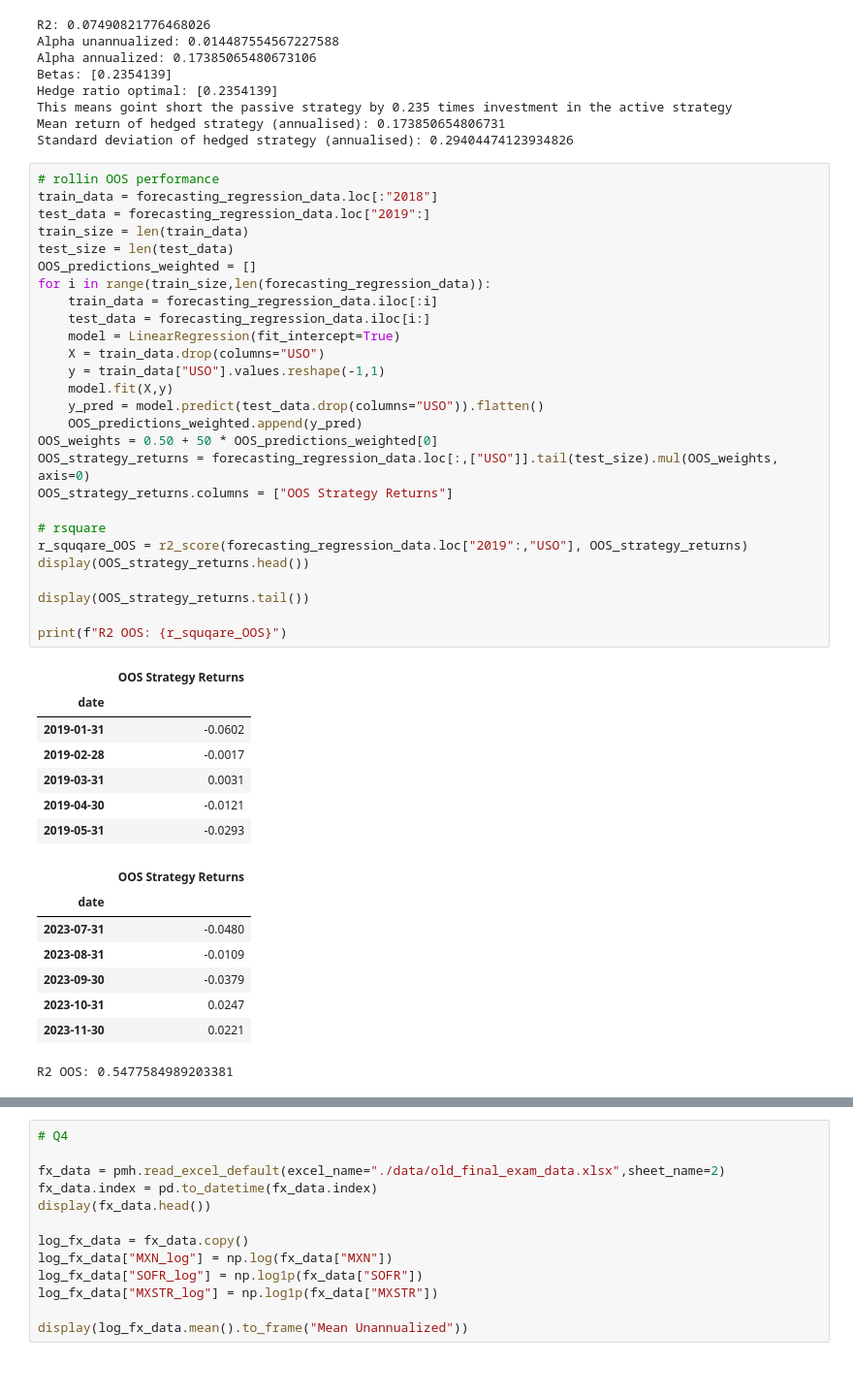
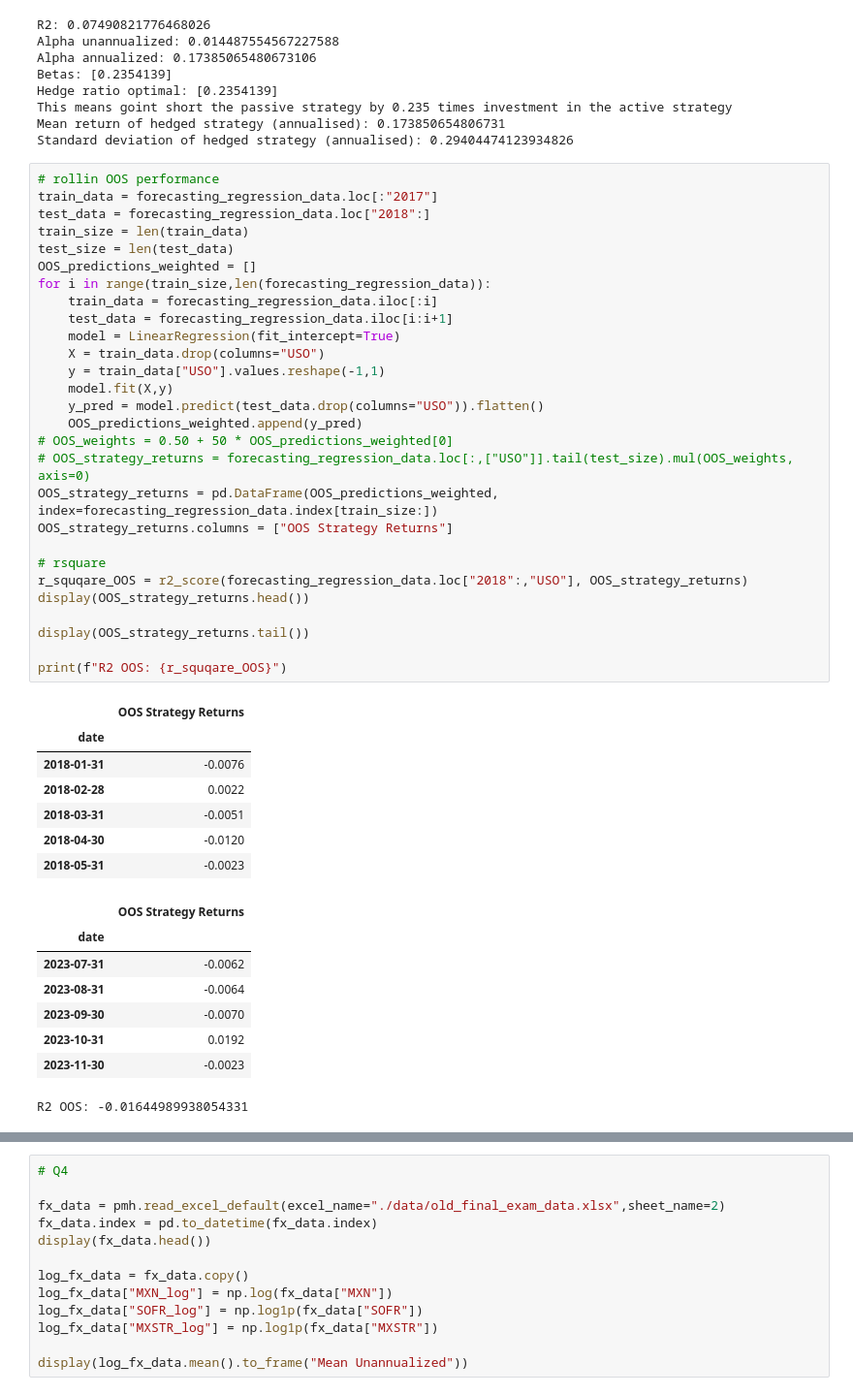
Before and after one commit to andyandikko/finm-portfolio-2024, a Jupyter notebook: practice/final_exam_practice.ipynb, the cells around one changed output, grey strips where cells are left out. Shown: that part at 97% size. Drawn from its saved outputs; the diff is of its cells as text.

```diff
--- a/practice/final_exam_practice.ipynb
+++ b/practice/final_exam_practice.ipynb
@@ -383,45 +390,46 @@ Mean return of hedged strategy (annualised): 0.173850654806731
 Standard deviation of hedged strategy (annualised): 0.29404474123934826
 # %%
 # rollin OOS performance
-train_data = forecasting_regression_data.loc[:"2018"]
-test_data = forecasting_regression_data.loc["2019":]
+train_data = forecasting_regression_data.loc[:"2017"]
+test_data = forecasting_regression_data.loc["2018":]
 train_size = len(train_data)
 test_size = len(test_data)
 OOS_predictions_weighted = []
 for i in range(train_size,len(forecasting_regression_data)):
     train_data = forecasting_regression_data.iloc[:i]
-    test_data = forecasting_regression_data.iloc[i:]
+    test_data = forecasting_regression_data.iloc[i:i+1]
     model = LinearRegression(fit_intercept=True)
     X = train_data.drop(columns="USO")
     y = train_data["USO"].values.reshape(-1,1)
     model.fit(X,y)
     y_pred = model.predict(test_data.drop(columns="USO")).flatten()
     OOS_predictions_weighted.append(y_pred)
-OOS_weights = 0.50 + 50 * OOS_predictions_weighted[0]
-OOS_strategy_returns = forecasting_regression_data.loc[:,["USO"]].tail(test_size).mul(OOS_weights, axis=0)
+# OOS_weights = 0.50 + 50 * OOS_predictions_weighted[0]
+# OOS_strategy_returns = forecasting_regression_data.loc[:,["USO"]].tail(test_size).mul(OOS_weights, axis=0)
+OOS_strategy_returns = pd.DataFrame(OOS_predictions_weighted, index=forecasting_regression_data.index[train_size:])
 OOS_strategy_returns.columns = ["OOS Strategy Returns"]
 
 # rsquare
-r_squqare_OOS = r2_score(forecasting_regression_data.loc["2019":,"USO"], OOS_strategy_returns)
+r_squqare_OOS = r2_score(forecasting_regression_data.loc["2018":,"USO"], OOS_strategy_returns)
 display(OOS_strategy_returns.head())
 
 display(OOS_strategy_returns.tail())
 
 print(f"R2 OOS: {r_squqare_OOS}")
 # %% [output]
 |  | OOS Strategy Returns |
 | date |  |
-| 2019-01-31 | -0.0602 |
-| 2019-02-28 | -0.0017 |
-| 2019-03-31 | 0.0031 |
-| 2019-04-30 | -0.0121 |
-| 2019-05-31 | -0.0293 |
+| 2018-01-31 | -0.0076 |
+| 2018-02-28 | 0.0022 |
+| 2018-03-31 | -0.0051 |
+| 2018-04-30 | -0.0120 |
+| 2018-05-31 | -0.0023 |
 |  | OOS Strategy Returns |
 | date |  |
-| 2023-07-31 | -0.0480 |
-| 2023-08-31 | -0.0109 |
-| 2023-09-30 | -0.0379 |
-| 2023-10-31 | 0.0247 |
-| 2023-11-30 | 0.0221 |
+| 2023-07-31 | -0.0062 |
+| 2023-08-31 | -0.0064 |
+| 2023-09-30 | -0.0070 |
+| 2023-10-31 | 0.0192 |
+| 2023-11-30 | -0.0023 |
-R2 OOS: 0.5477584989203381
+R2 OOS: -0.01644989938054331
 # %%
```
Also changed, not shown: parts of 3 cells of this notebook, 1 other file.
